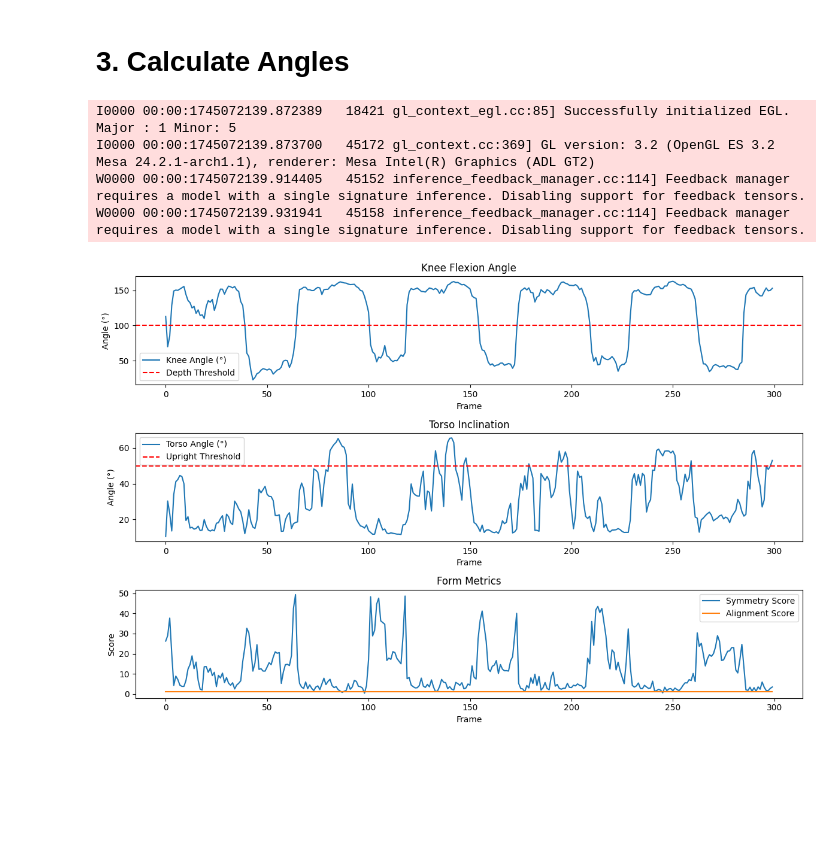
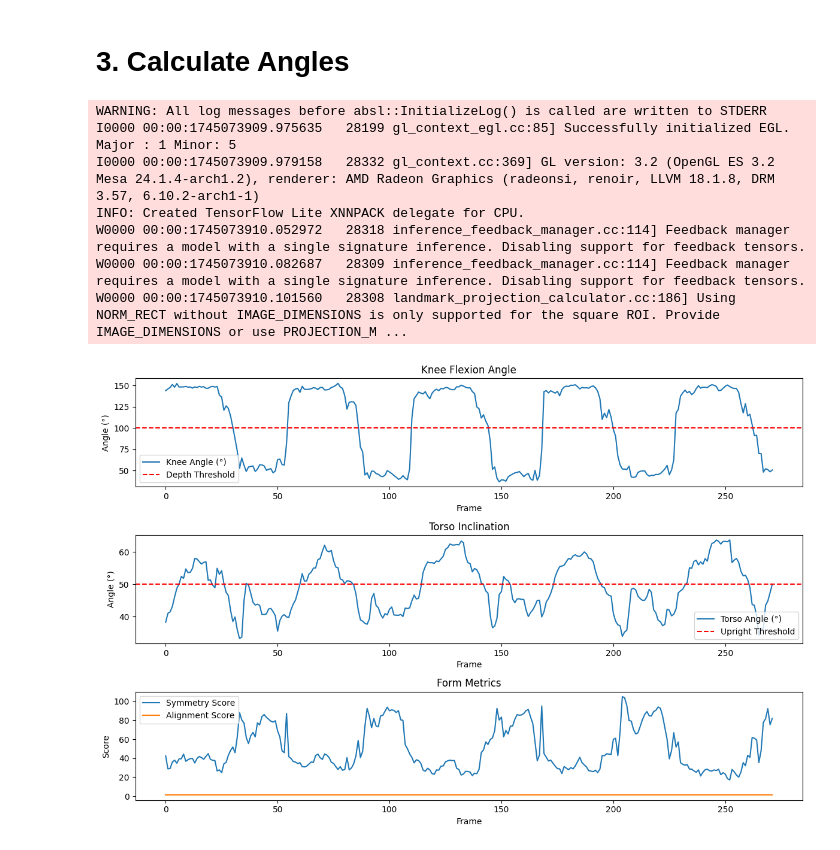
Before and after one commit to rcht/squat-analysis, a Jupyter notebook: pose.ipynb, the cells around one changed output. Cells and saved outputs as stored; diff of their text form; code cells hidden in the pictures; blank space fills up the shorter version.

Commit message:
json data analyzer

```diff
--- a/pose.ipynb
+++ b/pose.ipynb
@@ -31,6 +31,8 @@ def get_angle(v1, v2):
     abs_v1 = np.sqrt(v1[0] * v1[0] + v1[1] * v1[1] + v1[2] * v1[2])
     abs_v2 = np.sqrt(v2[0] * v2[0] + v2[1] * v2[1] + v2[2] * v2[2])
     return np.arccos(min(dot / (abs_v1 * abs_v2), 1))
+# %%
+SAMPLE_FILE='./temp_data/good/0922_squat_000003.mp4'
 # %%
 import cv2
 import numpy as np
@@ -77,7 +79,7 @@ class EMADictSmoothing:
                 smoothed[key] += entry[key] * weight
         return smoothed
 
-cap = cv2.VideoCapture('squat_2.mp4')
+cap = cv2.VideoCapture(SAMPLE_FILE)
 ema_smoother = EMADictSmoothing(window_size=5, alpha=0.3)
 
 # existing metrics
@@ -226,38 +228,41 @@ with mp_pose.Pose(min_detection_confidence=0.5,
 # your original plots (unchanged) will still work on knee_angles, torso_angles, etc.
 plt.figure(figsize=(12, 8))
 
 plt.subplot(3, 1, 1)
 plt.plot(knee_angles, label='Knee Angle (°)')
 plt.axhline(y=100, color='r', linestyle='--', label='Depth Threshold')
 plt.title('Knee Flexion Angle')
 plt.xlabel('Frame')
 plt.ylabel('Angle (°)')
 plt.legend()
 
 plt.subplot(3, 1, 2)
 plt.plot(torso_angles, label='Torso Angle (°)')
 plt.axhline(y=50, color='r', linestyle='--', label='Upright Threshold')
 plt.title('Torso Inclination')
 plt.xlabel('Frame')
 plt.ylabel('Angle (°)')
 plt.legend()
 
 plt.subplot(3, 1, 3)
 plt.plot(symmetry_scores, label='Symmetry Score')
 plt.plot(alignment_scores, label='Alignment Score')
 plt.title('Form Metrics')
 plt.xlabel('Frame')
 plt.ylabel('Score')
 plt.legend()
 
 plt.tight_layout()
 plt.show()
 # %% [output]
-I0000 00:00:1745072139.872389   18421 gl_context_egl.cc:85] Successfully initialized EGL. Major : 1 Minor: 5
-I0000 00:00:1745072139.873700   45172 gl_context.cc:369] GL version: 3.2 (OpenGL ES 3.2 Mesa 24.2.1-arch1.1), renderer: Mesa Intel(R) Graphics (ADL GT2)
-W0000 00:00:1745072139.914405   45152 inference_feedback_manager.cc:114] Feedback manager requires a model with a single signature inference. Disabling support for feedback tensors.
-W0000 00:00:1745072139.931941   45158 inference_feedback_manager.cc:114] Feedback manager requires a model with a single signature inference. Disabling support for feedback tensors.
+WARNING: All log messages before absl::InitializeLog() is called are written to STDERR
+I0000 00:00:1745073909.975635   28199 gl_context_egl.cc:85] Successfully initialized EGL. Major : 1 Minor: 5
+I0000 00:00:1745073909.979158   28332 gl_context.cc:369] GL version: 3.2 (OpenGL ES 3.2 Mesa 24.1.4-arch1.2), renderer: AMD Radeon Graphics (radeonsi, renoir, LLVM 18.1.8, DRM 3.57, 6.10.2-arch1-1)
+INFO: Created TensorFlow Lite XNNPACK delegate for CPU.
+W0000 00:00:1745073910.052972   28318 inference_feedback_manager.cc:114] Feedback manager requires a model with a single signature inference. Disabling support for feedback tensors.
+W0000 00:00:1745073910.082687   28309 inference_feedback_manager.cc:114] Feedback manager requires a model with a single signature inference. Disabling support for feedback tensors.
+W0000 00:00:1745073910.101560   28308 landmark_projection_calculator.cc:186] Using NORM_RECT without IMAGE_DIMENSIONS is only supported for the square ROI. Provide IMAGE_DIMENSIONS or use PROJECTION_M ...
-[figure, old version]
+[figure, new version]
 # %%
 import matplotlib.pyplot as plt
 import numpy as np
```
Also changed, not shown: parts of 3 cells of this notebook, 13 other files.
